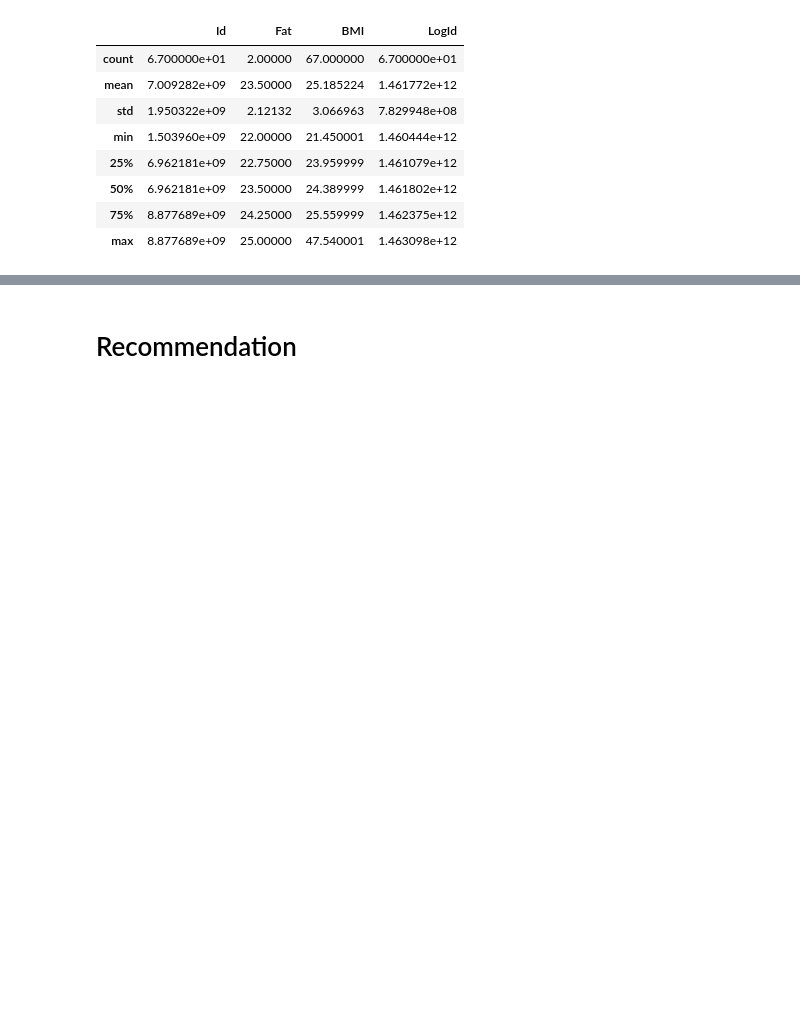
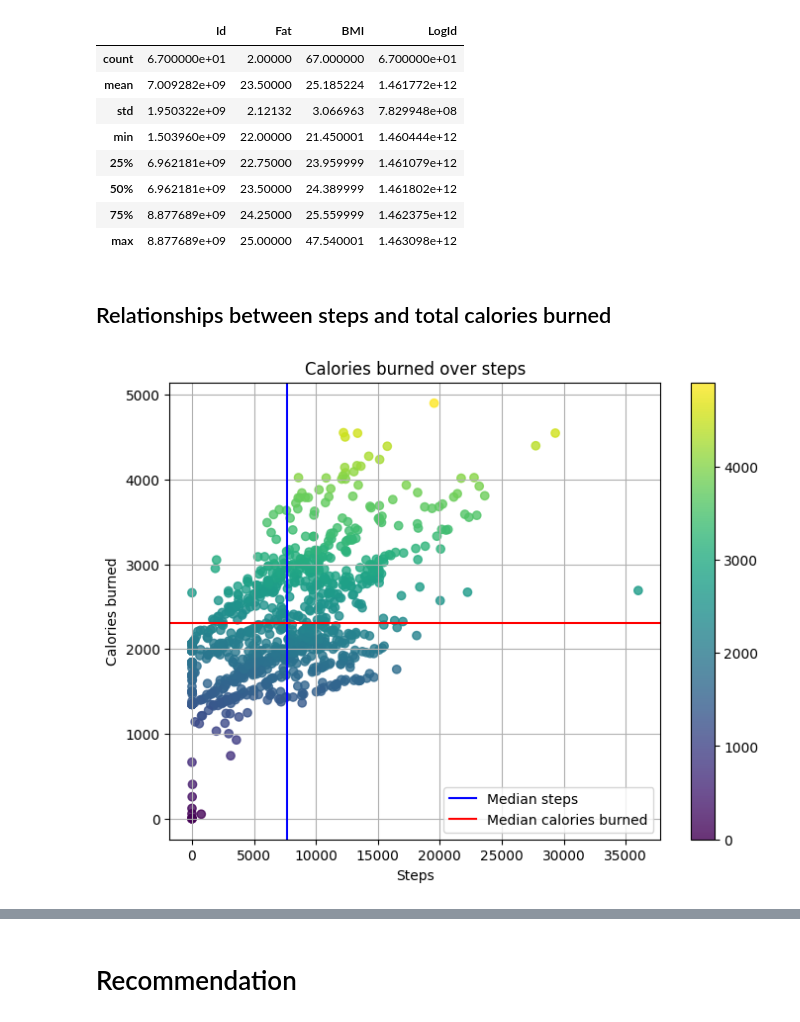
Before and after one commit to Alex-the-fish/Bellabeat-data-analysis-project, a Jupyter notebook: Bellabeat Analysis.ipynb, the cells around one changed output, grey strips where cells are left out. Saved outputs shown, nothing was run; the diff lists cells and outputs as text; code cells hidden in the pictures; blank space fills up the shorter version.

```diff
--- a/Bellabeat Analysis.ipynb
+++ b/Bellabeat Analysis.ipynb
@@ -462,0 +515,25 @@ weight.describe()
+# %% [markdown]
+## Relationships between steps and total calories burned
+# %%
+# plotting scatter plot
+plt.style.use("default")
+plt.figure(figsize=(8,6))
+plt.scatter(activity.total_steps, activity.calories,
+            alpha = 0.8, c = activity.calories,
+            cmap = "viridis")
+
+# add mdiam value
+median_calories = 2303
+median_steps = 7638
+
+plt.colorbar(orientation = "vertical")
+plt.axvline(median_steps, color = "Blue", label = "Median steps")
+plt.axhline(median_calories, color = "Red", label = "Median calories burned")
+plt.xlabel("Steps")
+plt.ylabel("Calories burned")
+plt.title("Calories burned over steps")
+plt.grid(True)
+plt.legend()
+plt.show()
+# %% [output]
+[figure, added]
```
Also changed, not shown: parts of 8 cells of this notebook.
